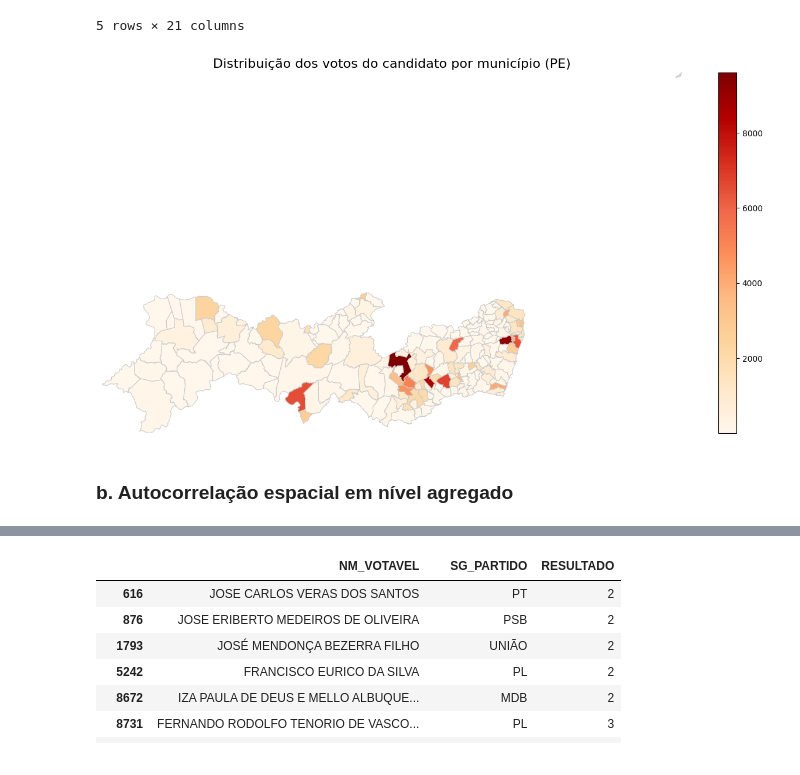
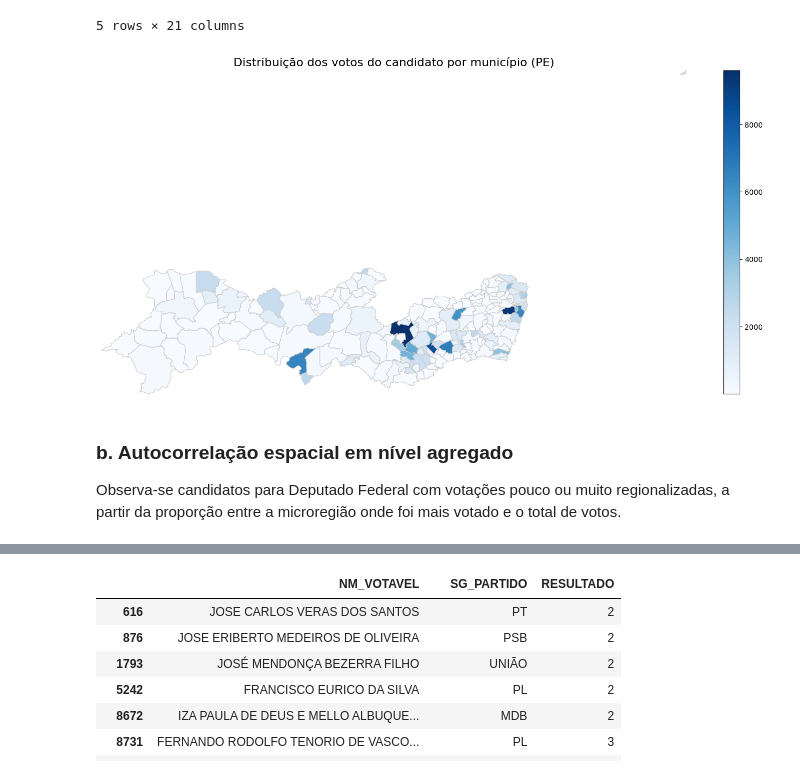
Before and after one commit to aliciamarzola/tp_bdg, a Jupyter notebook: NotebookPrincipal.ipynb, the cells around one changed output, grey strips where cells are left out. Saved outputs shown, nothing was run; the diff lists cells and outputs as text; code cells hidden in the pictures.

Commit message:
visualizacoes

```diff
--- a/NotebookPrincipal.ipynb
+++ b/NotebookPrincipal.ipynb
@@ -620,35 +624,37 @@ mapa_votos.head()
 | 4 | 2600401 | Água Preta | 260003 | Palmares | 2601 | Recife | 26 | Pernambuco | 2 | Nordeste | ... |
 5 rows × 21 columns
 # %%
-fig, ax = plt.subplots(1, 1, figsize=(16, 8))
+fig, ax = plt.subplots(1, 1, figsize=(18, 8))
 
 mapa_votos.plot(
     column='QT_VOTOS',
-    cmap='OrRd',  # Escolha de colormap (tons de vermelho)
+    cmap='Blues',
     linewidth=0.8,  # Largura da linha das bordas
     edgecolor='0.8',  # Cor das bordas
-    legend=True,  # Exibir legenda
+    legend=True,
     ax=ax
 )
 
 ax.set_title('Distribuição dos votos do candidato por município (PE)', fontsize=16)
 ax.axis('off')  # Oculta os eixos
 
 # Ajustando os limites do gráfico para centralizar o mapa de Pernambuco
 minx, miny, maxx, maxy = mapa_votos.total_bounds
 buffer = 0
 
 ax.set_xlim(minx - buffer, maxx + buffer)
 ax.set_ylim(miny - buffer, maxy + buffer)
 
 ax.set_adjustable('box')  # Ajusta automaticamente o box para o gráfico
 ax.set_aspect('auto')  # Permite que o aspecto seja ajustado automaticamente
 
 plt.show()
 # %% [output]
-[figure, old version]
+[figure, new version]
-# %% [markdown]
-### b. Autocorrelação espacial em nível agregado
+# %% [markdown]
+### b. Autocorrelação espacial em nível agregado
+
+Observa-se candidatos para Deputado Federal com votações pouco ou muito regionalizadas, a partir da proporção entre a microregião onde foi mais votado e o total de votos.
 # %%
 # Verificar se o municipio mais votado esta dentro da regiâo mais votado.
 
```
Also changed, not shown: parts of 32 cells of this notebook.
